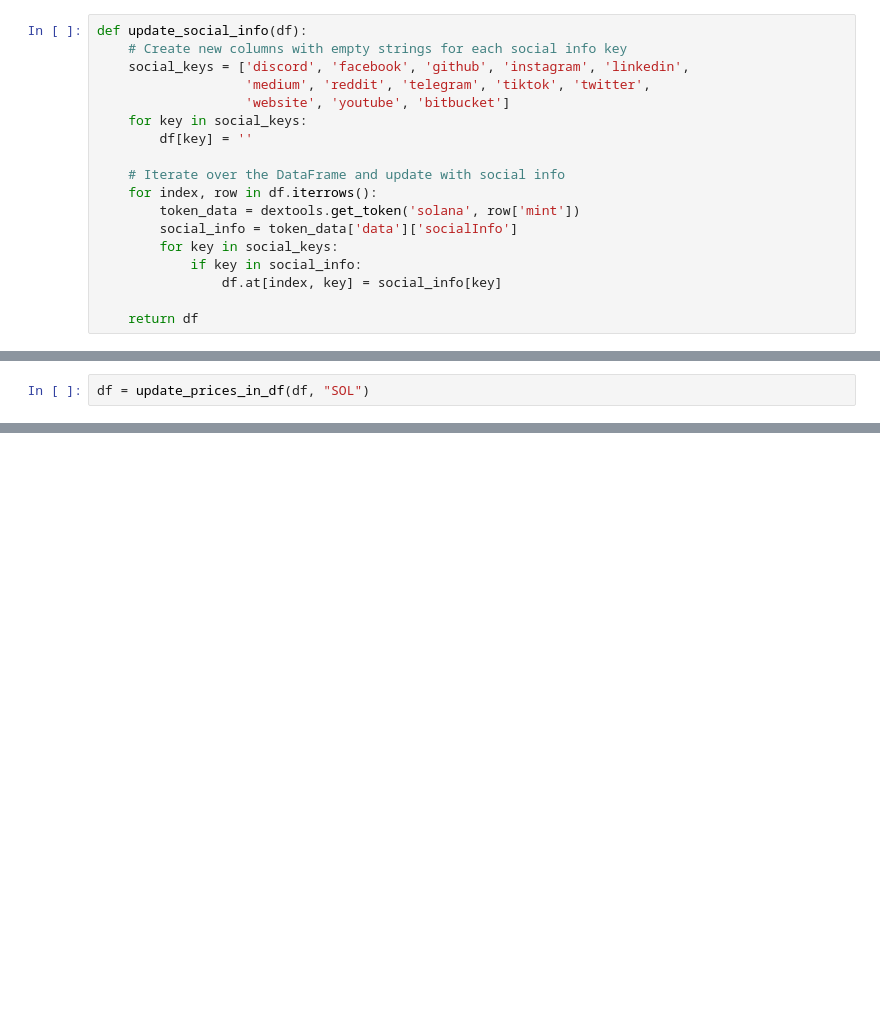
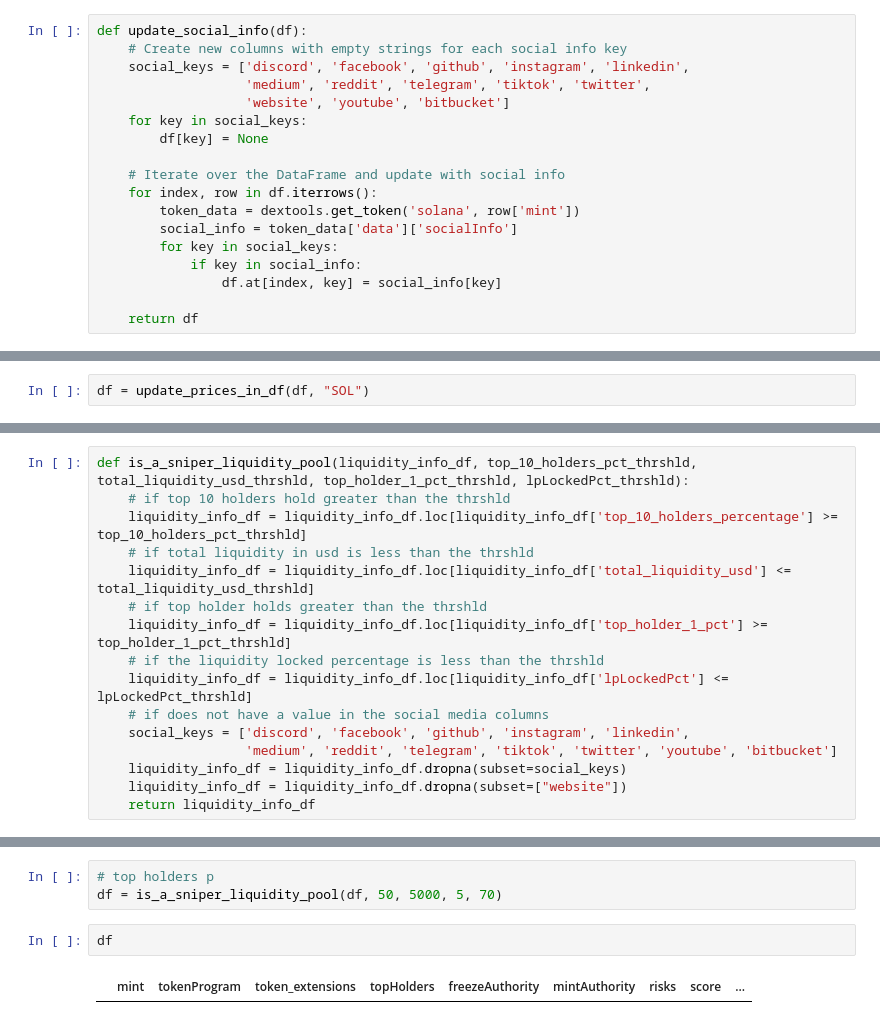
Before and after one commit to nate2427/Goodreads-Content-Writer, a Jupyter notebook: DEX_Sniper.ipynb, the cells around one changed output, grey strips where cells are left out. Saved outputs shown, nothing was run; the diff lists cells and outputs as text; blank space fills up the shorter version.

```diff
--- a/DEX_Sniper.ipynb
+++ b/DEX_Sniper.ipynb
@@ -225,7 +225,7 @@ def update_social_info(df):
                    'medium', 'reddit', 'telegram', 'tiktok', 'twitter',
                    'website', 'youtube', 'bitbucket']
     for key in social_keys:
-        df[key] = ''
+        df[key] = None
 
     # Iterate over the DataFrame and update with social info
     for index, row in df.iterrows():
@@ -315,3 +315,19 @@ df
 # %% [output]
 |  | mint | tokenProgram | token_extensions | topHolders | freezeAuthority | mintAuthority | risks | score | ... |
 | 0 | 2xmbrVon1vRKs5H3A9abGfoDqtmb1yyQS... | TokenkegQfeZyiNwAJbNbGKPFXCWuBvf9... | None | [{'address': 'BWkqmm3N5NXeeEeNjvP... | None | None | [{'name': 'Low Liquidity', 'value... | 5284 | ... |
+# %%
+def is_a_sniper_liquidity_pool(liquidity_info_df, top_10_holders_pct_thrshld, total_liquidity_usd_thrshld, top_holder_1_pct_thrshld, lpLockedPct_thrshld):
+    # if top 10 holders hold greater than the thrshld
+    liquidity_info_df = liquidity_info_df.loc[liquidity_info_df['top_10_holders_percentage'] >= top_10_holders_pct_thrshld]
+    # if total liquidity in usd is less than the thrshld
+    liquidity_info_df = liquidity_info_df.loc[liquidity_info_df['total_liquidity_usd'] <= total_liquidity_usd_thrshld]
+    # if top holder holds greater than the thrshld
+    liquidity_info_df = liquidity_info_df.loc[liquidity_info_df['top_holder_1_pct'] >= top_holder_1_pct_thrshld]
+    # if the liquidity locked percentage is less than the thrshld
+    liquidity_info_df = liquidity_info_df.loc[liquidity_info_df['lpLockedPct'] <= lpLockedPct_thrshld]
+    # if does not have a value in the social media columns
+    social_keys = ['discord', 'facebook', 'github', 'instagram', 'linkedin',
+                   'medium', 'reddit', 'telegram', 'tiktok', 'twitter', 'youtube', 'bitbucket']
+    liquidity_info_df = liquidity_info_df.dropna(subset=social_keys)
+    liquidity_info_df = liquidity_info_df.dropna(subset=["website"])
+    return liquidity_info_df
@@ -317,0 +339,7 @@ df
+# %%
+# top holders p
+df = is_a_sniper_liquidity_pool(df, 50, 5000, 5, 70)
+# %%
+df
+# %% [output]
+|  | mint | tokenProgram | token_extensions | topHolders | freezeAuthority | mintAuthority | risks | score | ... |
```
Also changed, not shown: parts of 1 cell of this notebook.
